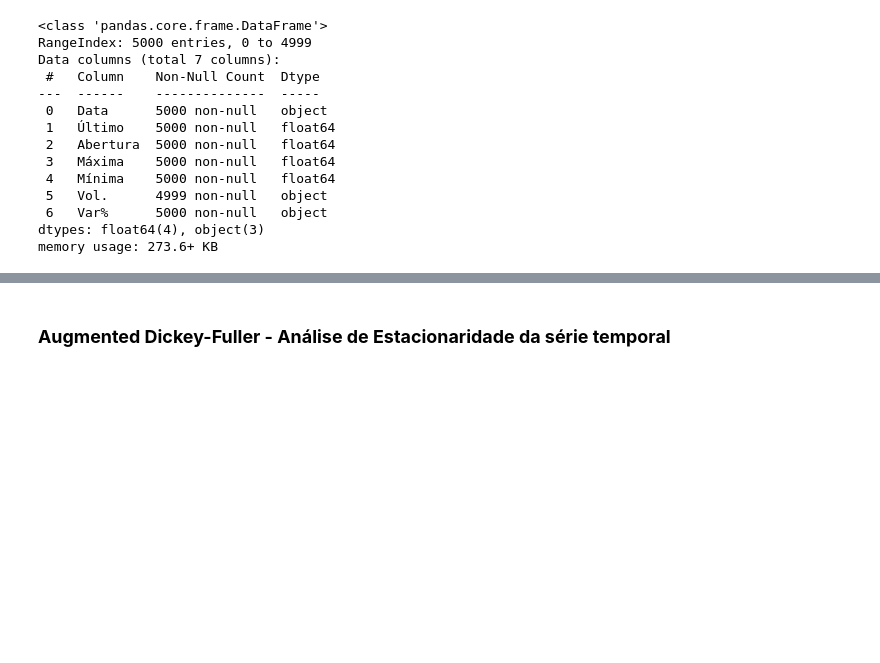
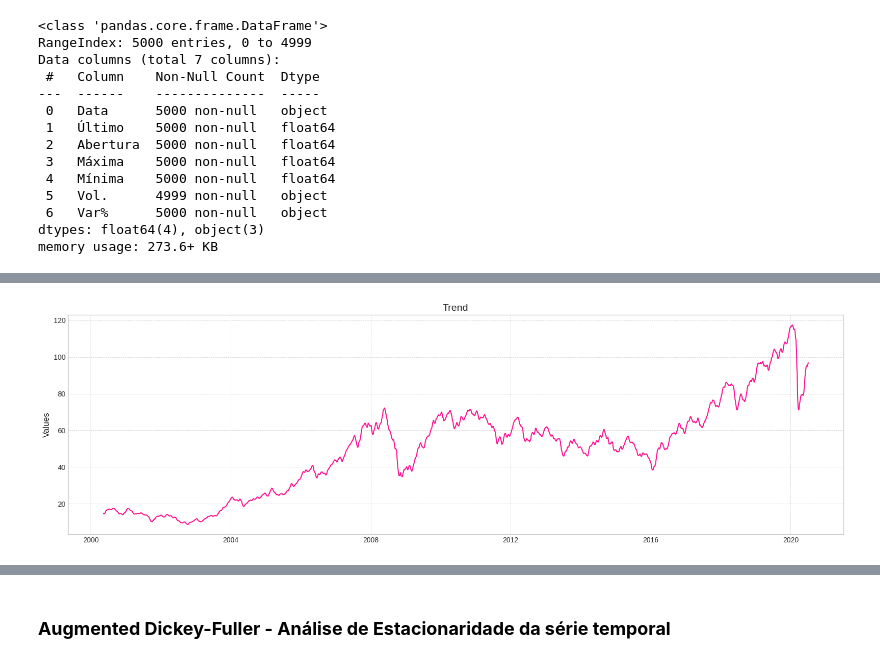
Before and after one commit to ymaydias/Tech_challenge, a Jupyter notebook: 2º_Tech_Challenge.ipynb, the cells around one changed output, grey strips where cells are left out. Cells and saved outputs as stored; diff of their text form; code cells hidden in the pictures; blank space fills up the shorter version.

```diff
--- a/2º_Tech_Challenge.ipynb
+++ b/2º_Tech_Challenge.ipynb
@@ -184,0 +147,10 @@ analises = seasonal_decompose(df["Último"], model="aditivo", period=12)
+# %%
+fig, ax2 = plt.subplots(figsize=(16, 5))
+ax2.plot(df['Data'], analises.trend, linestyle='-', color='deeppink')
+ax2.set_title('Trend', fontsize=14)
+ax2.set_ylabel('Values', fontsize=12)
+ax2.grid(True, which='both', linestyle='--', linewidth=0.5)
+plt.tight_layout()
+plt.show()
+# %% [output]
+[figure, added]
```
Also changed, not shown: parts of 49 cells of this notebook.
